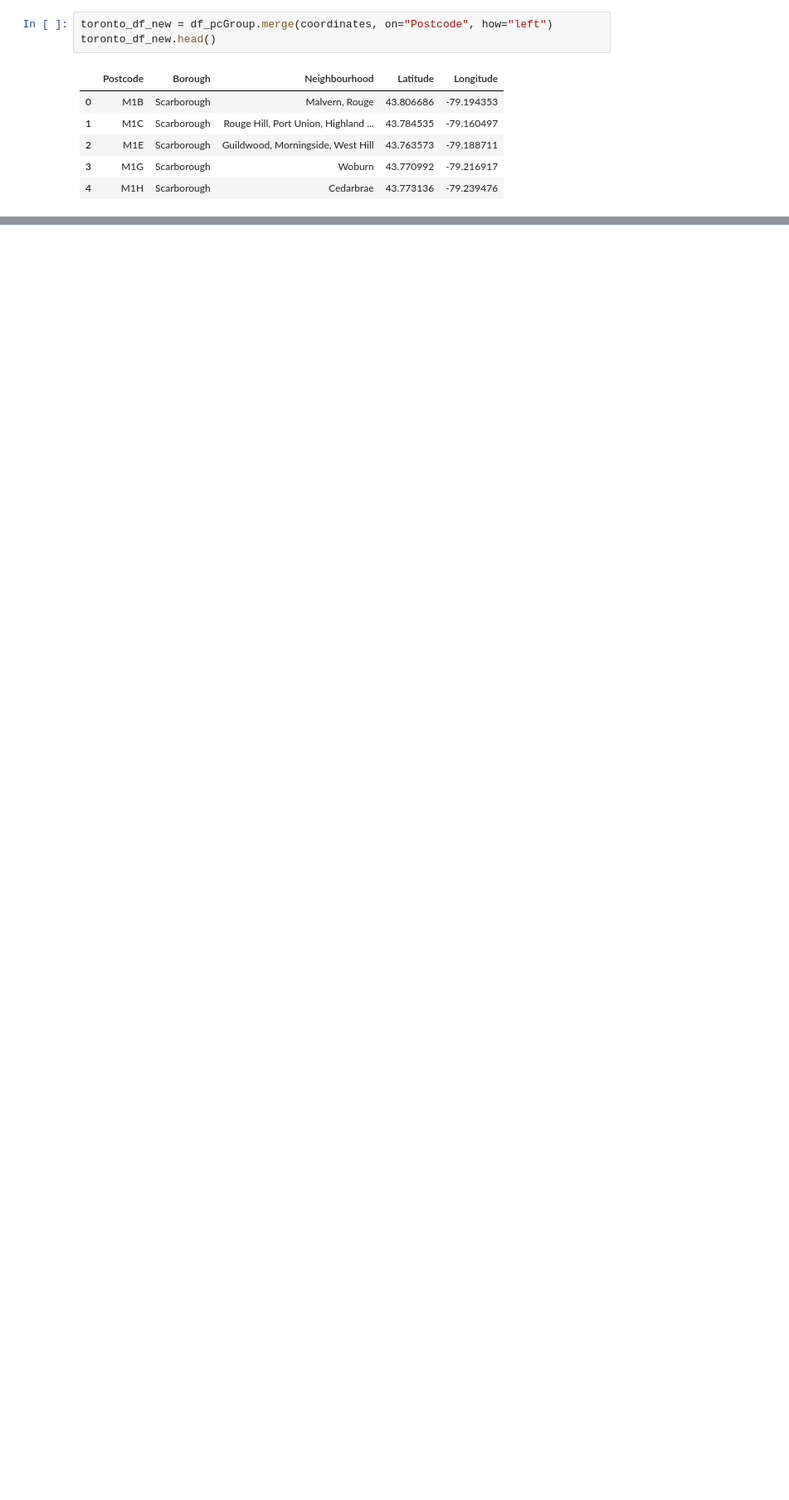
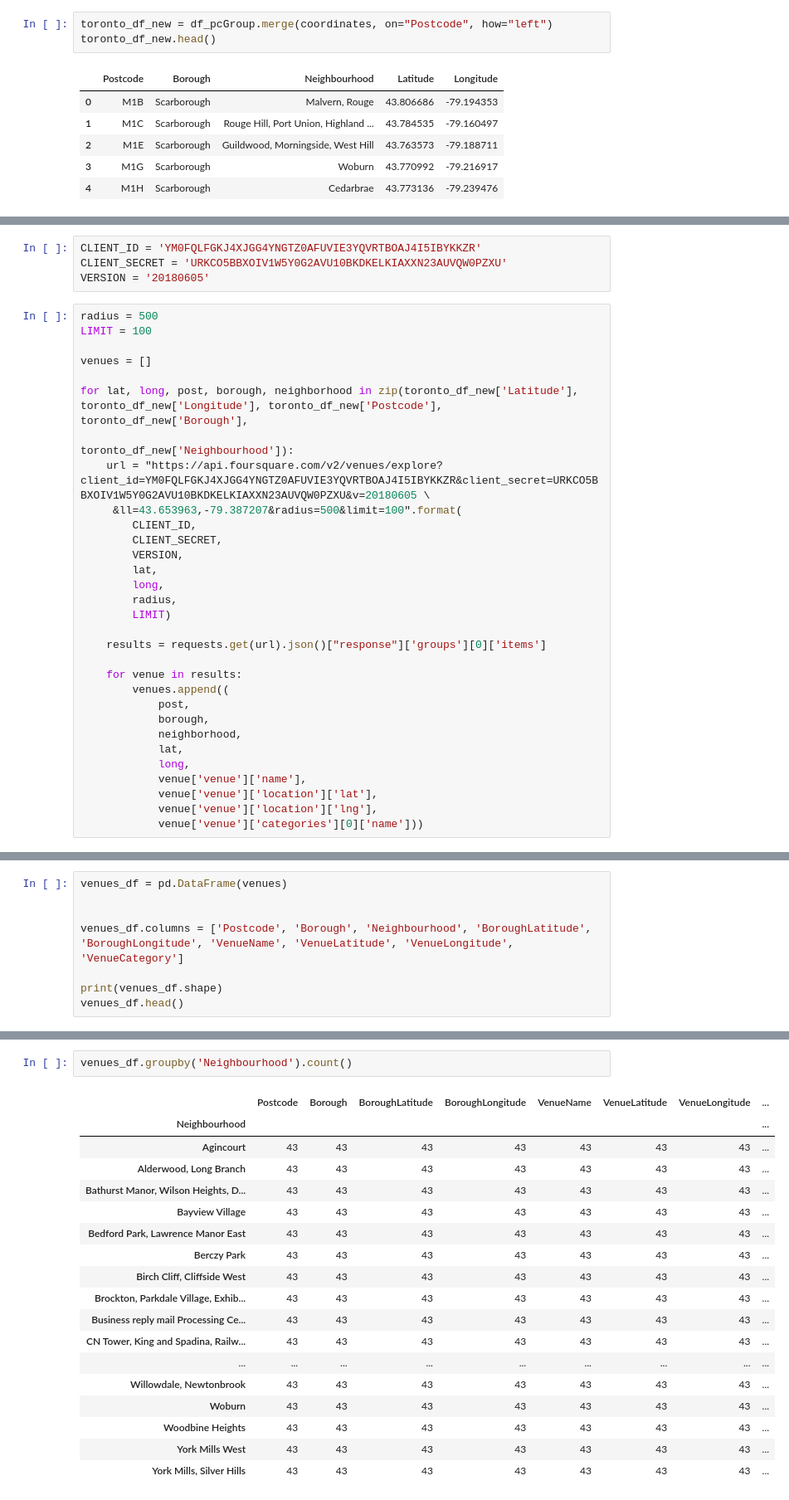
Before and after one commit to yutingamy/Cousera_CapstoneYQ, a Jupyter notebook: Neighbor Toronto 2.ipynb, the cells around one changed output, grey strips where cells are left out. Shown at 83% size. Cells and saved outputs as stored; diff of their text form; blank space fills up the shorter version.

```diff
--- a/Neighbor Toronto 2.ipynb
+++ b/Neighbor Toronto 2.ipynb
@@ -109,0 +169,35 @@ test_df
+# %%
+CLIENT_ID = 'YM0FQLFGKJ4XJGG4YNGTZ0AFUVIE3YQVRTBOAJ4I5IBYKKZR'
+CLIENT_SECRET = 'URKCO5BBXOIV1W5Y0G2AVU10BKDKELKIAXXN23AUVQW0PZXU'
+VERSION = '20180605'
+# %%
+radius = 500
+LIMIT = 100
+
+venues = []
+
+for lat, long, post, borough, neighborhood in zip(toronto_df_new['Latitude'], toronto_df_new['Longitude'], toronto_df_new['Postcode'], toronto_df_new['Borough'],
+                                                  toronto_df_new['Neighbourhood']):
+    url = "https://api.foursquare.com/v2/venues/explore?client_id=YM0FQLFGKJ4XJGG4YNGTZ0AFUVIE3YQVRTBOAJ4I5IBYKKZR&client_secret=URKCO5BBXOIV1W5Y0G2AVU10BKDKELKIAXXN23AUVQW0PZXU&v=20180605 \
+     &ll=43.653963,-79.387207&radius=500&limit=100".format(
+        CLIENT_ID,
+        CLIENT_SECRET,
+        VERSION,
+        lat,
+        long,
+        radius,
+        LIMIT)
+
+    results = requests.get(url).json()["response"]['groups'][0]['items']
+
+    for venue in results:
+        venues.append((
+            post,
+            borough,
+            neighborhood,
+            lat,
+            long,
+            venue['venue']['name'],
+            venue['venue']['location']['lat'],
+            venue['venue']['location']['lng'],
+            venue['venue']['categories'][0]['name']))
@@ -109,0 +206,8 @@ test_df
+# %%
+venues_df = pd.DataFrame(venues)
+
+
+venues_df.columns = ['Postcode', 'Borough', 'Neighbourhood', 'BoroughLatitude', 'BoroughLongitude', 'VenueName', 'VenueLatitude', 'VenueLongitude', 'VenueCategory']
+
+print(venues_df.shape)
+venues_df.head()
@@ -109,0 +222,21 @@ test_df
+# %%
+venues_df.groupby('Neighbourhood').count()
+# %% [output]
+|  | Postcode | Borough | BoroughLatitude | BoroughLongitude | VenueName | VenueLatitude | VenueLongitude | ... |
+| Neighbourhood |  |  |  |  |  |  |  | ... |
+| Agincourt | 43 | 43 | 43 | 43 | 43 | 43 | 43 | ... |
+| Alderwood, Long Branch | 43 | 43 | 43 | 43 | 43 | 43 | 43 | ... |
+| Bathurst Manor, Wilson Heights, D... | 43 | 43 | 43 | 43 | 43 | 43 | 43 | ... |
+| Bayview Village | 43 | 43 | 43 | 43 | 43 | 43 | 43 | ... |
+| Bedford Park, Lawrence Manor East | 43 | 43 | 43 | 43 | 43 | 43 | 43 | ... |
+| Berczy Park | 43 | 43 | 43 | 43 | 43 | 43 | 43 | ... |
+| Birch Cliff, Cliffside West | 43 | 43 | 43 | 43 | 43 | 43 | 43 | ... |
+| Brockton, Parkdale Village, Exhib... | 43 | 43 | 43 | 43 | 43 | 43 | 43 | ... |
+| Business reply mail Processing Ce... | 43 | 43 | 43 | 43 | 43 | 43 | 43 | ... |
+| CN Tower, King and Spadina, Railw... | 43 | 43 | 43 | 43 | 43 | 43 | 43 | ... |
+| ... | ... | ... | ... | ... | ... | ... | ... | ... |
+| Willowdale, Newtonbrook | 43 | 43 | 43 | 43 | 43 | 43 | 43 | ... |
+| Woburn | 43 | 43 | 43 | 43 | 43 | 43 | 43 | ... |
+| Woodbine Heights | 43 | 43 | 43 | 43 | 43 | 43 | 43 | ... |
+| York Mills West | 43 | 43 | 43 | 43 | 43 | 43 | 43 | ... |
+| York Mills, Silver Hills | 43 | 43 | 43 | 43 | 43 | 43 | 43 | ... |
```
Also changed, not shown: parts of 23 cells of this notebook.
